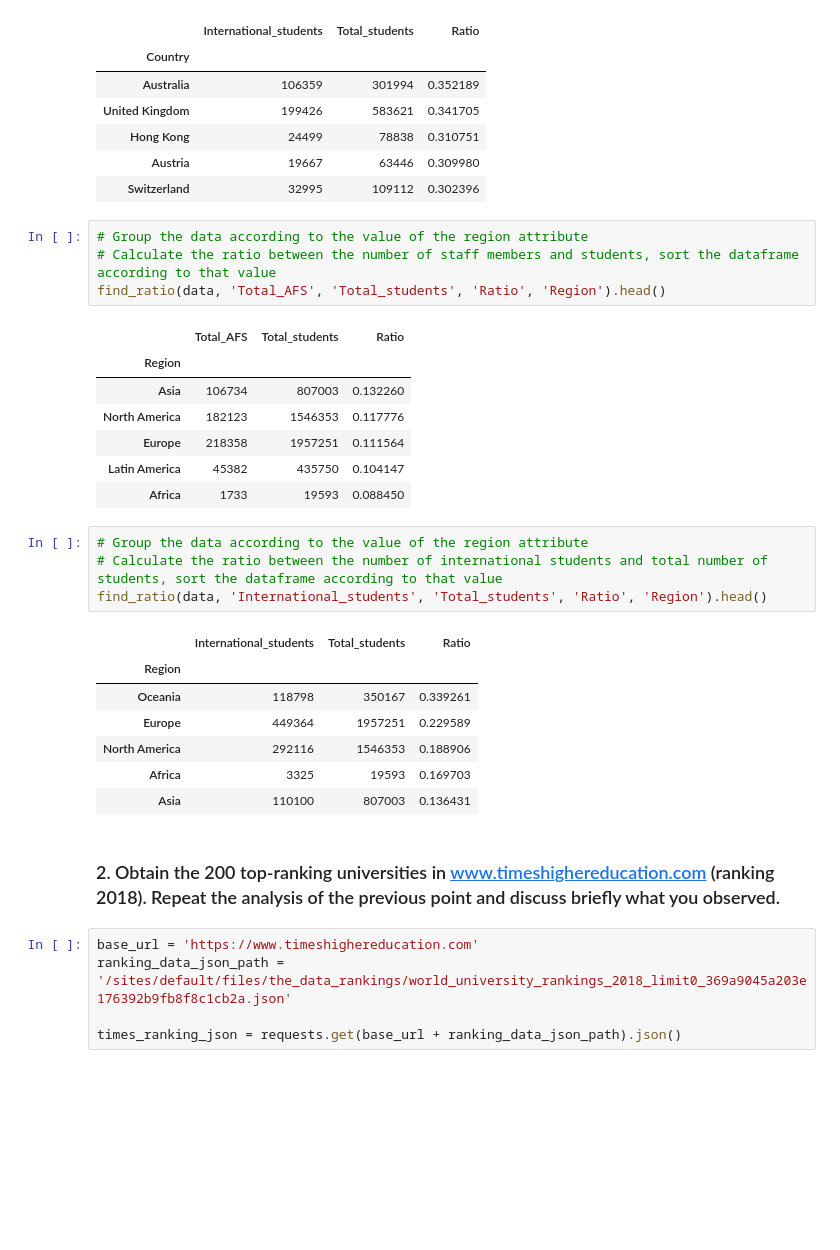
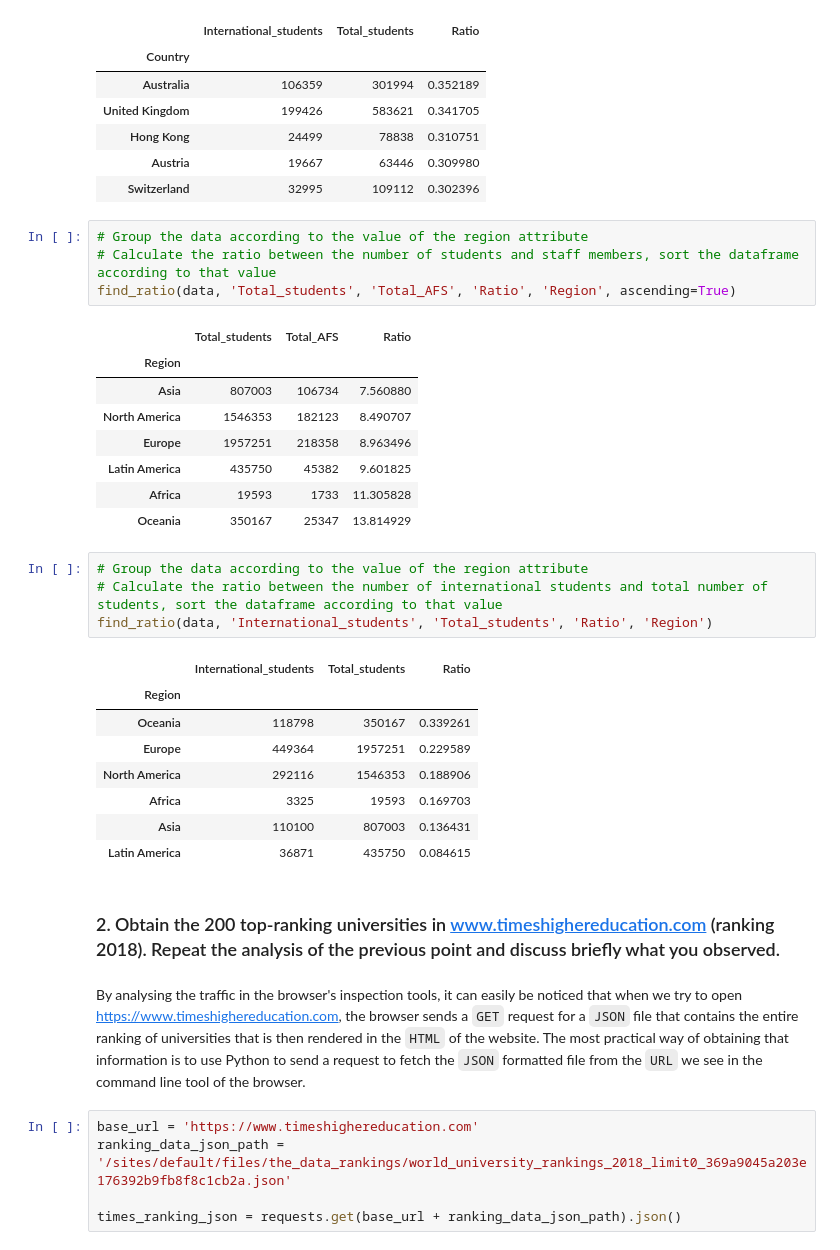
Before and after one commit to martinj96/Ada2017, a Jupyter notebook: Homework 2/Homework2.ipynb, the cells around one changed output. Drawn from its saved outputs; the diff is of its cells as text; blank space fills up the shorter version.

```diff
--- a/Homework 2/Homework2.ipynb
+++ b/Homework 2/Homework2.ipynb
@@ -173,20 +173,21 @@ find_ratio(data, 'International_students', 'Total_students', 'Ratio', 'Country')
 | Switzerland | 32995 | 109112 | 0.302396 |
 # %%
 # Group the data according to the value of the region attribute
-# Calculate the ratio between the number of staff members and students, sort the dataframe according to that value
-find_ratio(data, 'Total_AFS', 'Total_students', 'Ratio', 'Region').head()
+# Calculate the ratio between the number of students and staff members, sort the dataframe according to that value
+find_ratio(data, 'Total_students', 'Total_AFS', 'Ratio', 'Region', ascending=True)
 # %% [output]
-|  | Total_AFS | Total_students | Ratio |
+|  | Total_students | Total_AFS | Ratio |
 | Region |  |  |  |
-| Asia | 106734 | 807003 | 0.132260 |
-| North America | 182123 | 1546353 | 0.117776 |
-| Europe | 218358 | 1957251 | 0.111564 |
-| Latin America | 45382 | 435750 | 0.104147 |
-| Africa | 1733 | 19593 | 0.088450 |
+| Asia | 807003 | 106734 | 7.560880 |
+| North America | 1546353 | 182123 | 8.490707 |
+| Europe | 1957251 | 218358 | 8.963496 |
+| Latin America | 435750 | 45382 | 9.601825 |
+| Africa | 19593 | 1733 | 11.305828 |
+| Oceania | 350167 | 25347 | 13.814929 |
 # %%
 # Group the data according to the value of the region attribute
 # Calculate the ratio between the number of international students and total number of students, sort the dataframe according to that value
-find_ratio(data, 'International_students', 'Total_students', 'Ratio', 'Region').head()
+find_ratio(data, 'International_students', 'Total_students', 'Ratio', 'Region')
 # %% [output]
 |  | International_students | Total_students | Ratio |
 | Region |  |  |  |
@@ -195,8 +196,11 @@ find_ratio(data, 'International_students', 'Total_students', 'Ratio', 'Region').
 | North America | 292116 | 1546353 | 0.188906 |
 | Africa | 3325 | 19593 | 0.169703 |
 | Asia | 110100 | 807003 | 0.136431 |
+| Latin America | 36871 | 435750 | 0.084615 |
 # %% [markdown]
 ### 2. Obtain the 200 top-ranking universities in www.timeshighereducation.com (ranking 2018). Repeat the analysis of the previous point and discuss briefly what you observed.
+# %% [markdown]
+By analysing the traffic in the browser's inspection tools, it can easily be noticed that when we try to open https://www.timeshighereducation.com, the browser sends a `GET` request for a `JSON` file that contains the entire ranking of universities that is then rendered in the `HTML` of the website. The most practical way of obtaining that information is to use Python to send a request to fetch the `JSON` formatted file from the `URL` we see in the command line tool of the browser.
 # %%
 base_url = 'https://www.timeshighereducation.com'
 ranking_data_json_path = '/sites/default/files/the_data_rankings/world_university_rankings_2018_limit0_369a9045a203e176392b9fb8f8c1cb2a.json'
```
Also changed, not shown: parts of 8 cells of this notebook.
